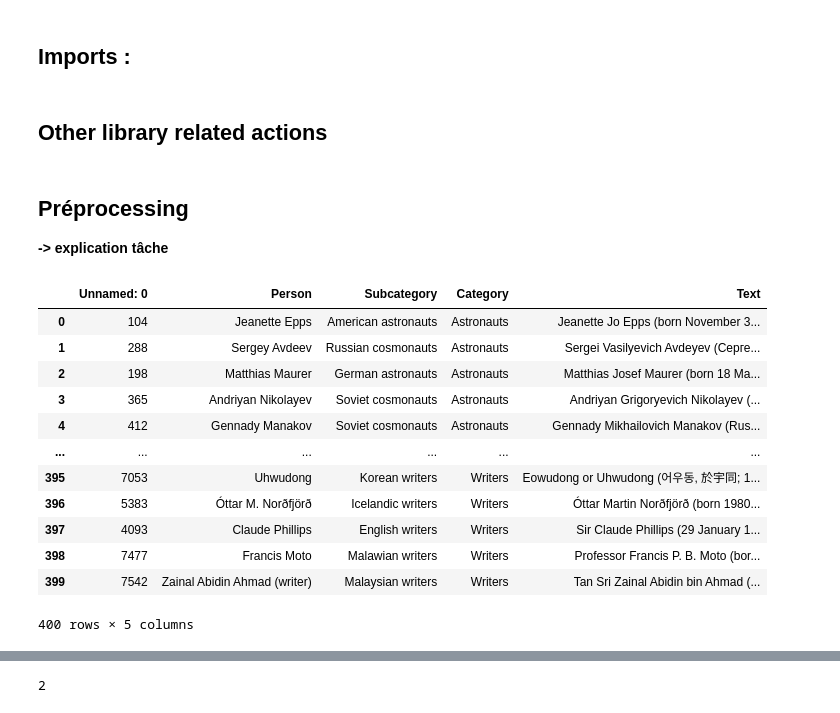
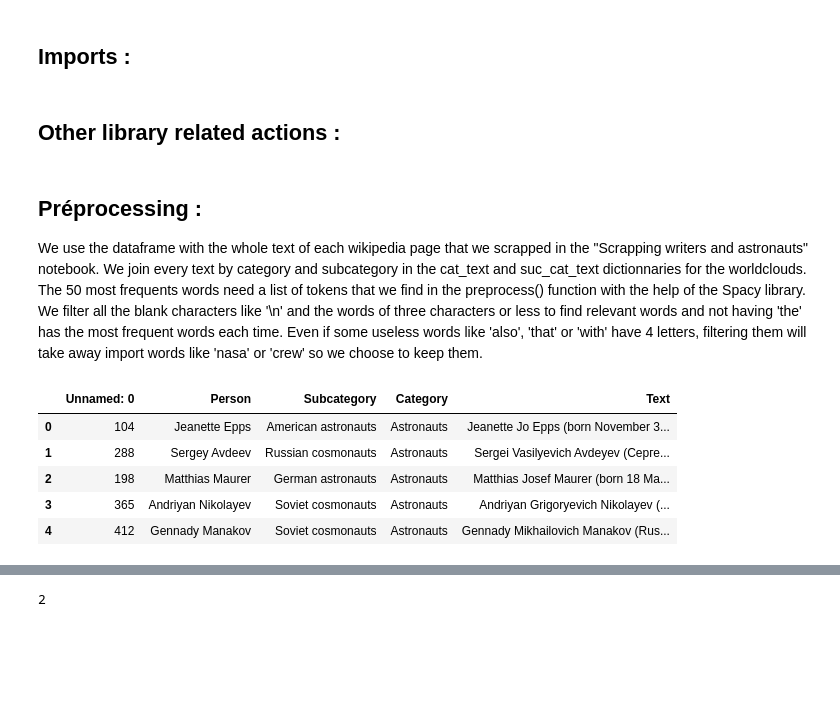
Before and after one commit to edgolyakova/DataScienceProj, a Jupyter notebook: vocabulary.ipynb, the cells around one changed output, grey strips where cells are left out. Drawn from its saved outputs; the diff is of its cells as text; code cells hidden in the pictures; blank space fills up the shorter version.

Commit message:
documentating and cleaning everything

```diff
--- a/vocabulary.ipynb
+++ b/vocabulary.ipynb
@@ -13,28 +13,22 @@ from PIL import Image
 from wordcloud import WordCloud, STOPWORDS, ImageColorGenerator
 import re
 # %% [markdown]
-## Other library related actions
+## Other library related actions :
 # %%
 nlp = spacy.load('en_core_web_sm')
-# %% [markdown]
-## Préprocessing
-
-**-> explication tâche**
+# %% [markdown]
+## Préprocessing :
+
+We use the dataframe with the whole text of each wikipedia page that we scrapped in the "Scrapping writers and astronauts" notebook. We join every text by category and subcategory in the cat_text and suc_cat_text dictionnaries for the worldclouds. The 50 most frequents words need a list of tokens that we find in the preprocess() function with the help of the Spacy library. We filter all the blank characters like '\n' and the words of three characters or less to find relevant words and not having 'the' has the most frequent words each time. Even if some useless words like 'also', 'that' or 'with' have 4 letters, filtering them will take away import words like 'nasa' or 'crew' so we choose to keep them.
 # %%
+# We open the dataframe
 df = pd.read_csv("df_with_texts.csv")
-df
+df.head(5)
 # %% [output]
 |  | Unnamed: 0 | Person | Subcategory | Category | Text |
 | 0 | 104 | Jeanette Epps | American astronauts | Astronauts | Jeanette Jo Epps (born November 3... |
 | 1 | 288 | Sergey Avdeev | Russian cosmonauts | Astronauts | Sergei Vasilyevich Avdeyev (Серге... |
 | 2 | 198 | Matthias Maurer | German astronauts | Astronauts | Matthias Josef Maurer (born 18 Ma... |
 | 3 | 365 | Andriyan Nikolayev | Soviet cosmonauts | Astronauts | Andriyan Grigoryevich Nikolayev (... |
 | 4 | 412 | Gennady Manakov | Soviet cosmonauts | Astronauts | Gennady Mikhailovich Manakov (Rus... |
-| ... | ... | ... | ... | ... | ... |
-| 395 | 7053 | Uhwudong | Korean writers | Writers | Eowudong or Uhwudong (어우동, 於宇同; 1... |
-| 396 | 5383 | Óttar M. Norðfjörð | Icelandic writers | Writers | Óttar Martin Norðfjörð (born 1980... |
-| 397 | 4093 | Claude Phillips | English writers | Writers | Sir Claude Phillips (29 January 1... |
-| 398 | 7477 | Francis Moto | Malawian writers | Writers | Professor Francis P. B. Moto (bor... |
-| 399 | 7542 | Zainal Abidin Ahmad (writer) | Malaysian writers | Writers | Tan Sri Zainal Abidin bin Ahmad (... |
-400 rows × 5 columns
 # %%
```
Also changed, not shown: parts of 15 cells of this notebook.
